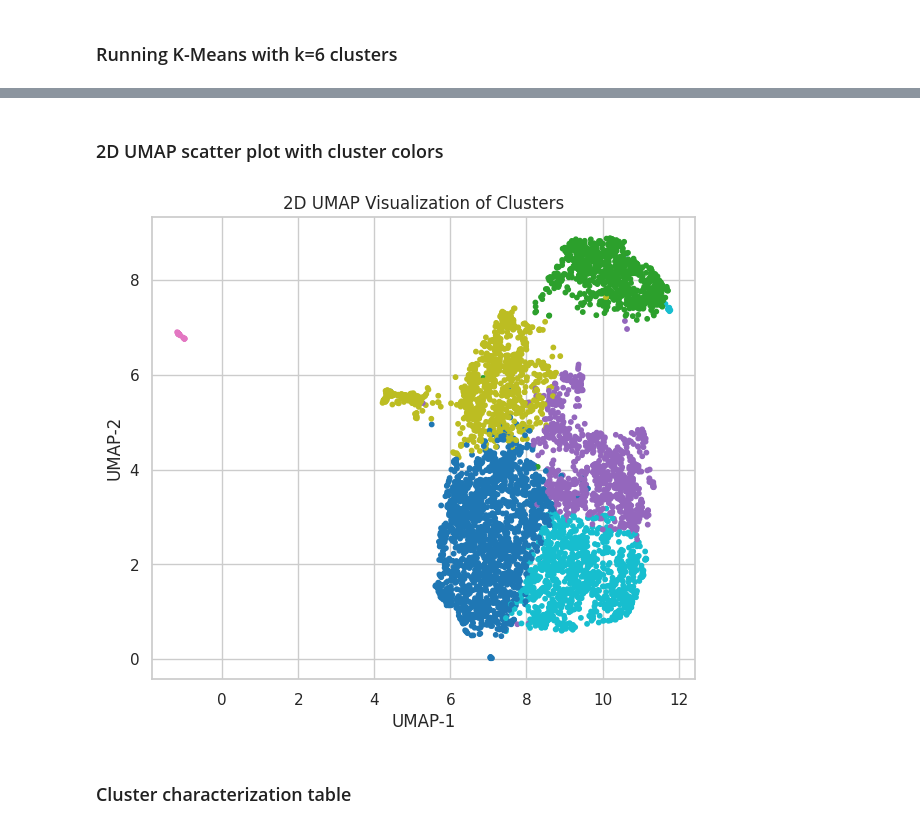
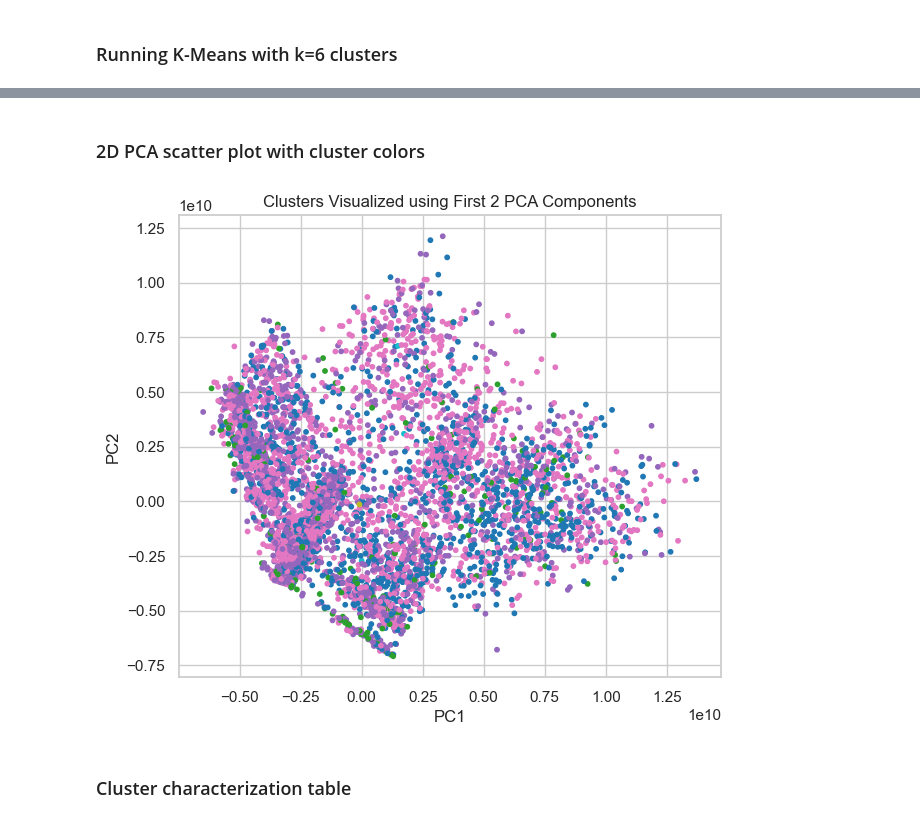
Before and after one commit to ParthGadekar0631/Corporate-Bankruptcy-Prediction-System, a Jupyter notebook: Group4_TrainingData.ipynb, the cells around one changed output, grey strips where cells are left out. Cells and saved outputs as stored; diff of their text form; code cells hidden in the pictures.

```diff
--- a/Group4_TrainingData.ipynb
+++ b/Group4_TrainingData.ipynb
@@ -102,19 +132,25 @@ To justify the choice of **k = 6** clusters, we compute the K-Means inertia
 (sum of squared distances to the nearest cluster center) for different values
 of k and look for an "elbow" in the curve.
 # %%
+# Elbow plot using the preprocessed features (X_clust)
+
 k_values = range(2, 11)
-sil_scores = []
+inertias = []
 
 for k in k_values:
-    km = KMeans(n_clusters=k, random_state=42, n_init="auto")
-    labels_k = km.fit_predict(X_umap)
-    sil_scores.append(silhouette_score(X_umap, labels_k))
+    km = KMeans(
+        n_clusters=k,
+        random_state=RANDOM_STATE,
+        n_init="auto"
+    )
+    km.fit(X_clust)
+    inertias.append(km.inertia_)
 
-plt.figure(figsize=(6,4))
-plt.plot(k_values, sil_scores, marker="o")
-plt.title("Silhouette Scores – UMAP Features")
-plt.xlabel("k")
-plt.ylabel("Score")
+plt.figure(figsize=(6, 4))
+plt.plot(k_values, inertias, marker="o")
+plt.xlabel("Number of clusters (k)")
+plt.ylabel("Inertia (within-cluster SSE)")
+plt.title("Elbow Plot for K-Means")
 plt.grid(True)
 plt.show()
 # %% [output]
@@ -136,9 +225,12 @@ K = 6
 
 kmeans = KMeans(
     n_clusters=K,
-    random_state=42,
+    random_state=RANDOM_STATE,
     n_init="auto"
 )
 
-labels = kmeans.fit_predict(X_umap)
-df["cluster_id"] = labels
+cluster_labels = kmeans.fit_predict(X_clust)
+
+df["cluster_id"] = cluster_labels
+
+df[["Index", "Bankrupt?", "cluster_id"]].head()
@@ -145,2 +244,2 @@ df["cluster_id"] = labels
 # %% [markdown]
-### 2D UMAP scatter plot with cluster colors
+### 2D PCA scatter plot with cluster colors
@@ -156,12 +246,15 @@ X_umap_2d = umap_2d.fit_transform(X_base)
 # %%
+pca_2 = PCA(n_components=2, random_state=RANDOM_STATE)
+X_2d = pca_2.fit_transform(X)
+
 plt.figure(figsize=(7,6))
-plt.scatter(X_umap_2d[:,0], X_umap_2d[:,1], c=df["cluster_id"], cmap="tab10", s=10)
-plt.title("2D UMAP Visualization of Clusters")
-plt.xlabel("UMAP-1")
-plt.ylabel("UMAP-2")
+plt.scatter(X_2d[:,0], X_2d[:,1], c=df["cluster_id"], cmap="tab10", s=10)
+plt.title("Clusters Visualized using First 2 PCA Components")
+plt.xlabel("PC1")
+plt.ylabel("PC2")
 plt.show()
 # %% [output]
-[figure, old version]
+[figure, new version]
 # %% [markdown]
 ### Cluster characterization table
 # %%
```
Also changed, not shown: parts of 39 cells of this notebook, 11 other files.
